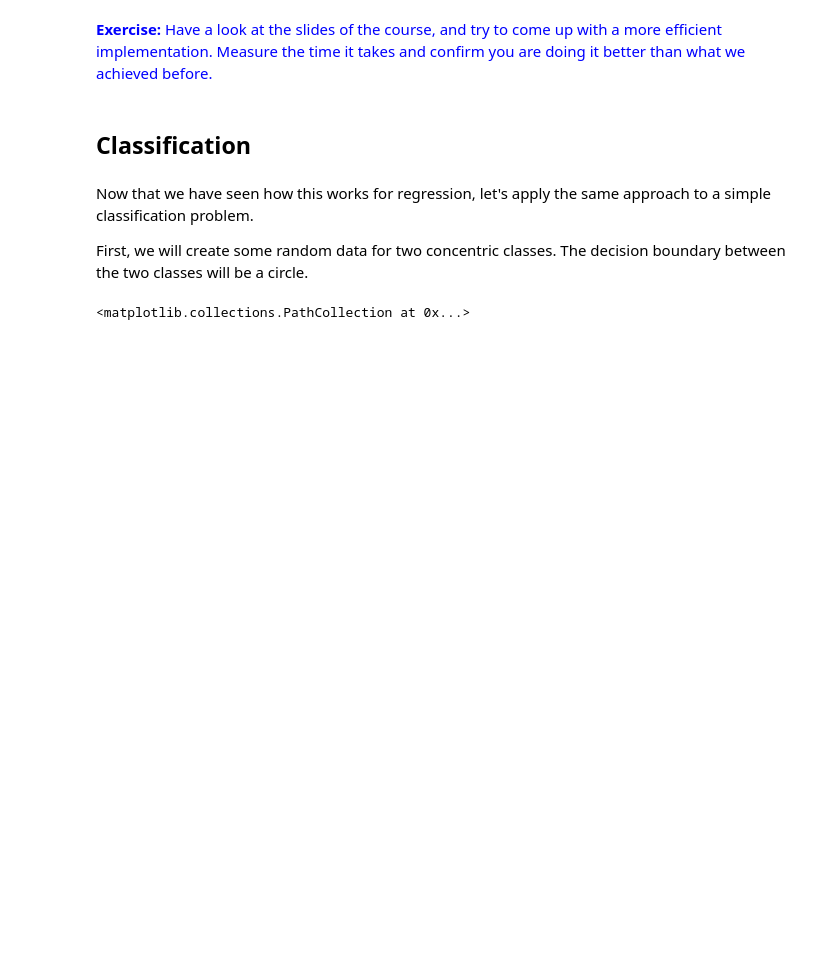
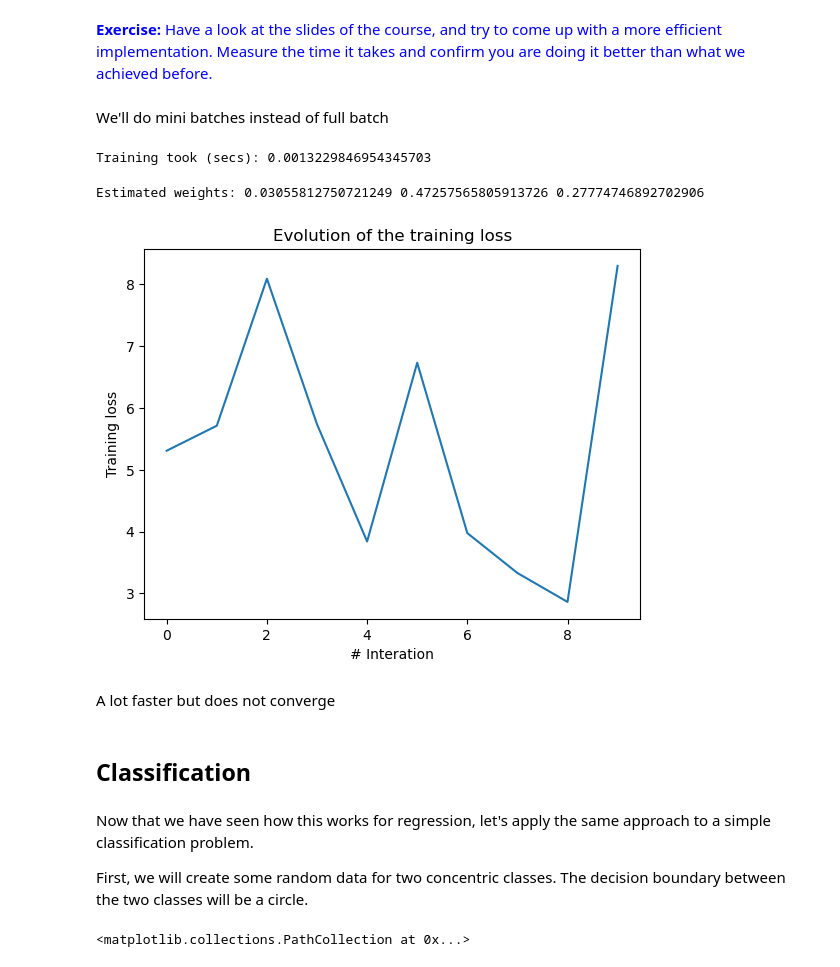
Before and after one commit to Haradai/DL2022-23, a Jupyter notebook: Problems 2 - Using Autograd and PyTorch/P2_1_UsingAutoGrad.ipynb, the cells around one changed output. Saved outputs shown, nothing was run; the diff lists cells and outputs as text; code cells hidden in the pictures; blank space fills up the shorter version.

```diff
--- a/Problems 2 - Using Autograd and PyTorch/P2_1_UsingAutoGrad.ipynb
+++ b/Problems 2 - Using Autograd and PyTorch/P2_1_UsingAutoGrad.ipynb
@@ -289,3 +282,76 @@ Note that the code above is VERY inefficient, but it should be readable.
+# %%
+# Create variables for our parameters (weights), and initialise them all to 1.0
+w0 = Variable(0.0, requiresGrad = True)
+w1 = Variable(0.0, requiresGrad = True)
+w2 = Variable(0.0, requiresGrad = True)
+# %%
+lr = 0.01 # Our learning rate
+training_loss = []
+# %%
+#Splitting and randomizing mini batches
+#indexes
+indexes = np.arange(len(XX))
+np.random.shuffle(indexes)
+# %% [markdown]
+We'll do mini batches instead of full batch
+# %%
+NBATCHES = 10
+import time
+
+t = time.time() # Keep track of the time we started
+
+for btch_idx in range(NBATCHES):
+    #Zero gradients
+    w0.zeroGrad()
+    w1.zeroGrad()
+    w2.zeroGrad()
+
+    batch_X = XX[indexes[btch_idx*NBATCHES:(btch_idx+1)*(NBATCHES)]]
+    batch_Y = YY[indexes[btch_idx*NBATCHES:(btch_idx+1)*(NBATCHES)]]
+    batch_loss = Variable(0.0)
+    for x, y in zip(batch_X,batch_Y):
+        #Forward pass
+        out = w0 + w1 * x + w2 * (x**2)
+
+        # calculate loss for this training sample
+        loss = (out - y)**2
+
+        # accumulate losses
+        batch_loss = batch_loss + loss
+
+    # calculate cost (average of the individual losses)
+    batch_loss = batch_loss/len(batch_X)
+    training_loss.append(batch_loss.value) # keep track of how our training loss evolves
+
+    #backpropagate
+    batch_loss.backProp()
+
+    #Update parameters
+    w0.value = w0.value - lr * w0.grad
+    w1.value = w1.value - lr * w1.grad
+    w2.value = w2.value - lr * w2.grad
+
+    del batch_loss # this should free some resources
+
+# Check how long it took
+print("Training took (secs):", time.time() - t)
+# %% [output]
+Training took (secs): 0.0013229846954345703
+# %%
+# Print our our results
+print("Estimated weights:", w0.value, w1.value, w2.value)
+
+#Make a plot of the evolution of the training loss
+plt.title('Evolution of the training loss')
+plt.xlabel("# Interation")
+plt.ylabel("Training loss")
+plt.plot(training_loss)
+plt.show()
+# %% [output]
+Estimated weights: 0.03055812750721249 0.47257565805913726 0.27774746892702906
+[figure, added]
+# %% [markdown]
+A lot faster but does not converge
 # %% [markdown]
 ## Classification
 # %% [markdown]
```
Also changed, not shown: parts of 24 cells of this notebook, 39 other files.
